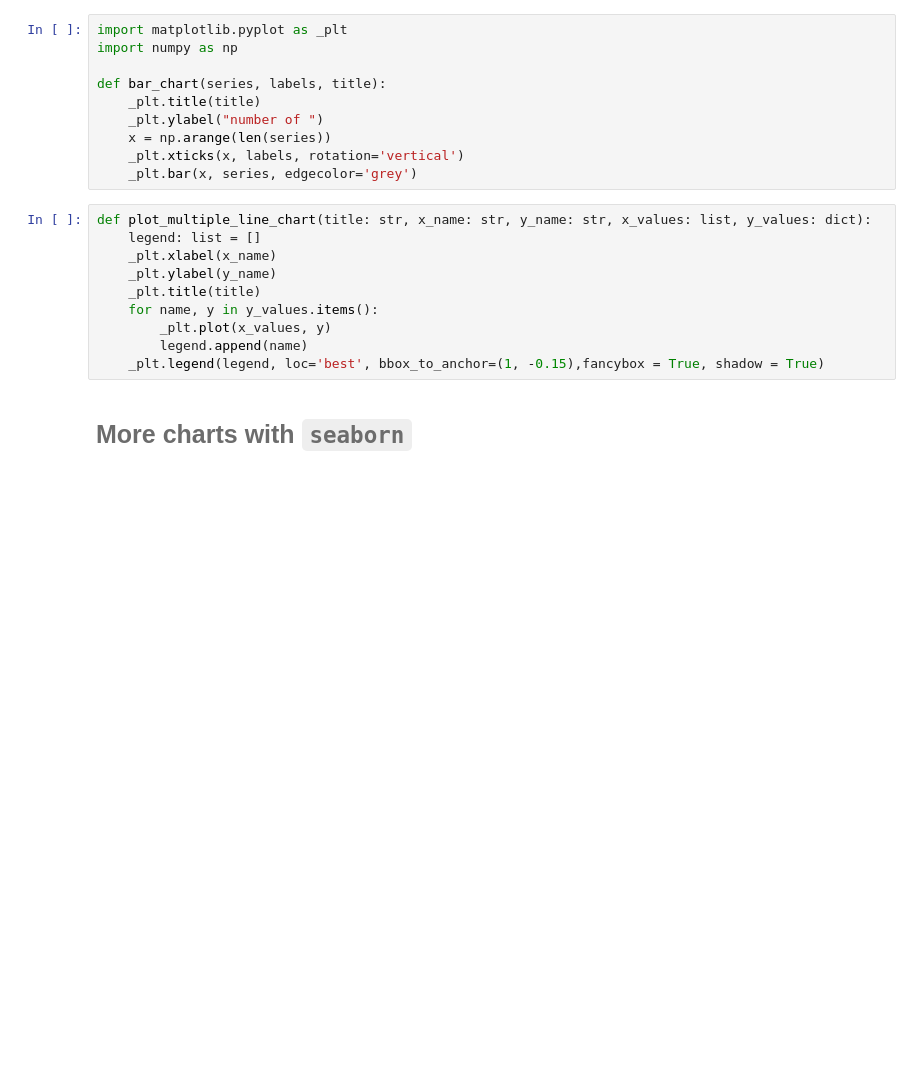
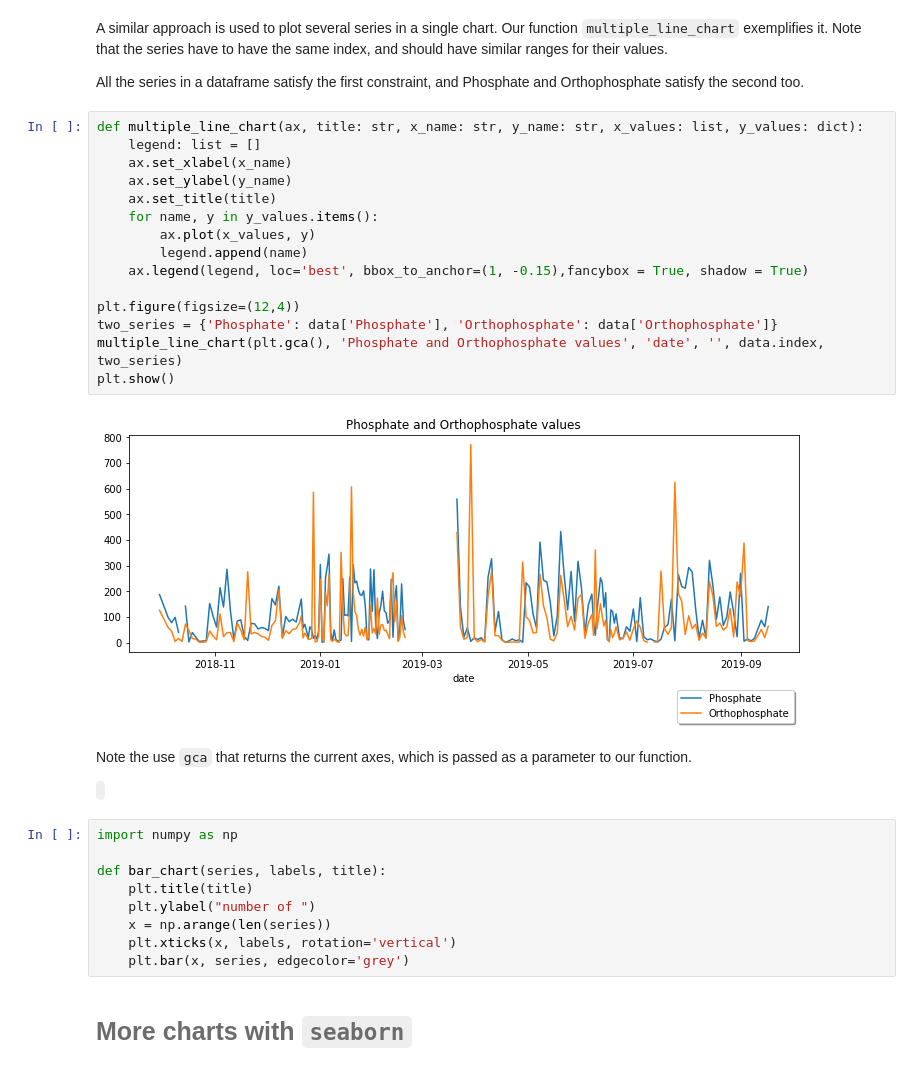
Before and after one commit to psinogas/DSlabs2019, a Jupyter notebook: Lab02.ipynb, the cells around one changed output. Drawn from its saved outputs; the diff is of its cells as text; blank space fills up the shorter version.

```diff
--- a/Lab02.ipynb
+++ b/Lab02.ipynb
@@ -24,23 +111,38 @@ If these parameters are not given, the default values will be
+# %% [markdown]
+A similar approach is used to plot several series in a single chart. Our function <code>multiple_line_chart</code>
+exemplifies it. Note that the series have to have the same index, and should have similar ranges for their values.
+
+All the series in a dataframe satisfy the first constraint, and Phosphate and Orthophosphate satisfy the second too.
+# %%
+def multiple_line_chart(ax, title: str, x_name: str, y_name: str, x_values: list, y_values: dict):
+    legend: list = []
+    ax.set_xlabel(x_name)
+    ax.set_ylabel(y_name)
+    ax.set_title(title)
+    for name, y in y_values.items():
+        ax.plot(x_values, y)
+        legend.append(name)
+    ax.legend(legend, loc='best', bbox_to_anchor=(1, -0.15),fancybox = True, shadow = True)
+
+plt.figure(figsize=(12,4))
+two_series = {'Phosphate': data['Phosphate'], 'Orthophosphate': data['Orthophosphate']}
+multiple_line_chart(plt.gca(), 'Phosphate and Orthophosphate values', 'date', '', data.index, two_series)
+plt.show()
+# %% [output]
+[figure, added]
+# %% [markdown]
+Note the use <code>gca</code> that returns the current axes, which is passed as a parameter to our function.
+
+<code></code>
 # %%
-import matplotlib.pyplot as _plt
 import numpy as np
 
 def bar_chart(series, labels, title):
-    _plt.title(title)
-    _plt.ylabel("number of ")
+    plt.title(title)
+    plt.ylabel("number of ")
     x = np.arange(len(series))
-    _plt.xticks(x, labels, rotation='vertical')
-    _plt.bar(x, series, edgecolor='grey')
+    plt.xticks(x, labels, rotation='vertical')
+    plt.bar(x, series, edgecolor='grey')
-# %%
-def plot_multiple_line_chart(title: str, x_name: str, y_name: str, x_values: list, y_values: dict):
-    legend: list = []
-    _plt.xlabel(x_name)
-    _plt.ylabel(y_name)
-    _plt.title(title)
-    for name, y in y_values.items():
-        _plt.plot(x_values, y)
-        legend.append(name)
-    _plt.legend(legend, loc='best', bbox_to_anchor=(1, -0.15),fancybox = True, shadow = True)
 # %% [markdown]
 <h3 style="font-family:Arial;color:#6c6c6c;font-size:25px;">More charts with <code>seaborn</code></h3>
 # %% [markdown]
```
Also changed, not shown: parts of 10 cells of this notebook, 2 other files.
